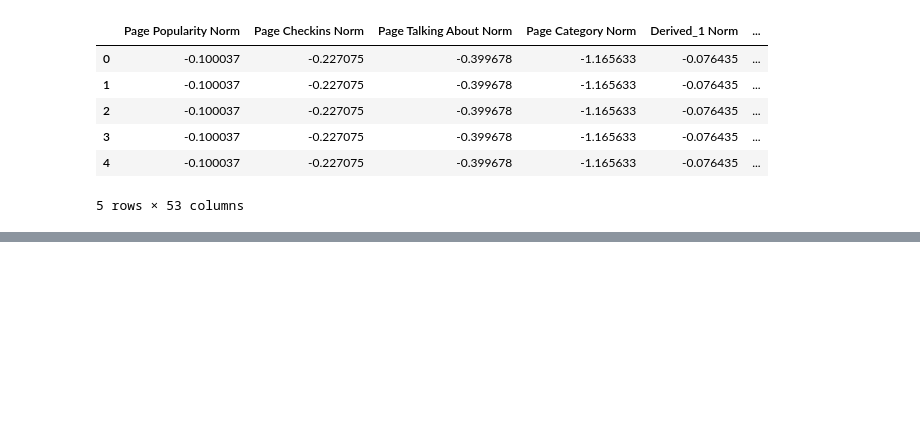
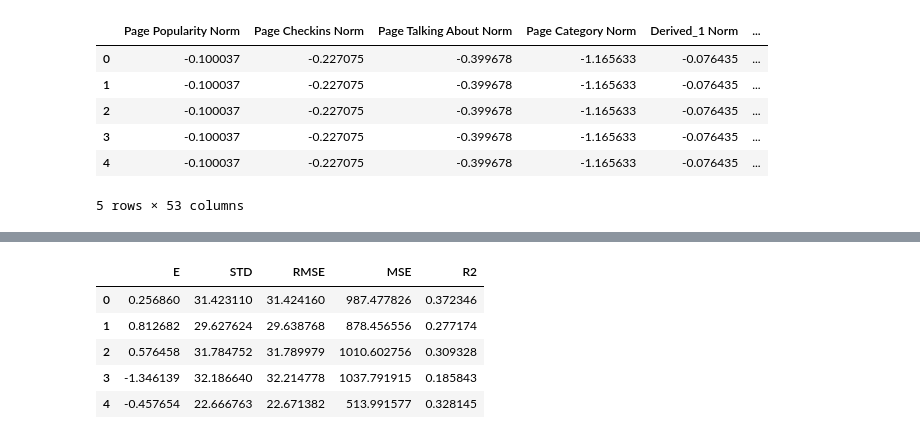
Before and after one commit to ilyazavadskij/ML_Course, a Jupyter notebook: Task_1/Task 1.ipynb, the cells around one changed output, grey strips where cells are left out. Saved outputs shown, nothing was run; the diff lists cells and outputs as text; code cells hidden in the pictures; blank space fills up the shorter version.

```diff
--- a/Task_1/Task 1.ipynb
+++ b/Task_1/Task 1.ipynb
@@ -169,0 +252,9 @@ pd.DataFrame(model_stats, columns = ['E', 'STD', 'MSE', 'R2'])
+# %%
+pd.DataFrame(model_stats, columns = ['E', 'STD', 'RMSE', 'MSE', 'R2'])
+# %% [output]
+|  | E | STD | RMSE | MSE | R2 |
+| 0 | 0.256860 | 31.423110 | 31.424160 | 987.477826 | 0.372346 |
+| 1 | 0.812682 | 29.627624 | 29.638768 | 878.456556 | 0.277174 |
+| 2 | 0.576458 | 31.784752 | 31.789979 | 1010.602756 | 0.309328 |
+| 3 | -1.346139 | 32.186640 | 32.214778 | 1037.791915 | 0.185843 |
+| 4 | -0.457654 | 22.666763 | 22.671382 | 513.991577 | 0.328145 |
```
Also changed, not shown: parts of 11 cells of this notebook.
